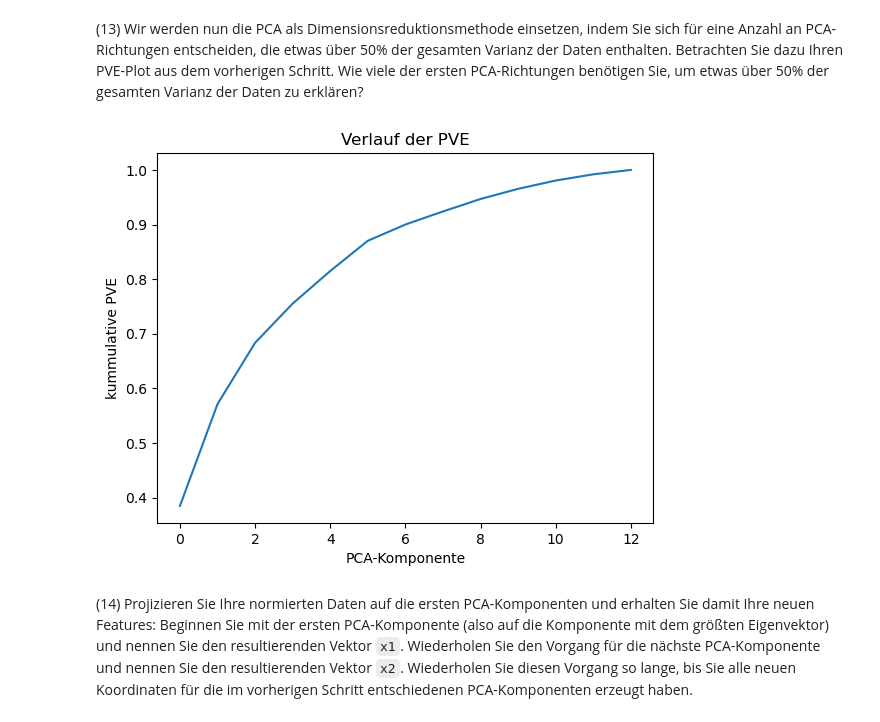
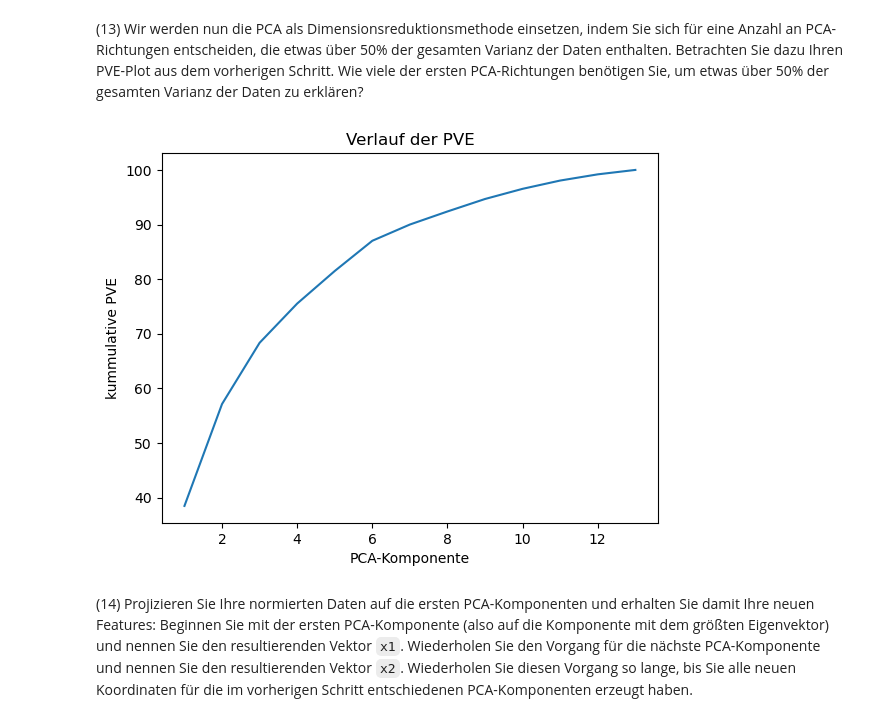
Before and after one commit to Ven109/Machine-Learning, a Jupyter notebook: Uebung_11.ipynb, the cells around one changed output. Cells and saved outputs as stored; diff of their text form; code cells hidden in the pictures.

```diff
--- a/Uebung_11.ipynb
+++ b/Uebung_11.ipynb
@@ -245,9 +246,9 @@ sorted_eigen_vecs = eig_vecs[:,idx]
 
 * Beschreiben Sie kurz den Verlauf der PVE in Ihrer Abbildung. Wie interpretieren Sie diesen Verlauf? (1-2 Sätze)
 # %%
-sum_eigen_val = np.sum(sorted_eig_vals)
-pve = [y / sum_eigen_val for y in sorted_eig_vals]
-plt.plot(pve)
+sum_eigen_val = np.sum(eig_vals)
+pve = [(i / sum_eigen_val)*100 for i in sorted(eig_vals, reverse=True)]
+plt.plot(np.arange(1,14),pve)
 plt.xlabel("PCA-Komponente")
 plt.ylabel("PVE")
 plt.title("Verlauf der PVE")
@@ -257,19 +258,15 @@ plt.show()
 # %% [markdown]
 (13) Wir werden nun die PCA als Dimensionsreduktionsmethode einsetzen, indem Sie sich für eine Anzahl an PCA-Richtungen entscheiden, die etwas über 50% der gesamten Varianz der Daten enthalten. Betrachten Sie dazu Ihren PVE-Plot aus dem vorherigen Schritt. Wie viele der ersten PCA-Richtungen benötigen Sie, um etwas über 50% der gesamten Varianz der Daten zu erklären?
 # %%
-cum_pve = 0
-cum_pve_list = []
-for y in pve:
-    cum_pve_list.append(cum_pve+y)
-    cum_pve = cum_pve+y
+cum_pve = np.cumsum(pve)
 
-plt.plot(cum_pve_list)
+plt.plot(np.arange(1,14),cum_pve)
 plt.xlabel("PCA-Komponente")
 plt.ylabel("kummulative PVE")
 plt.title("Verlauf der PVE")
 plt.show()
 # %% [output]
-[figure, old version]
+[figure, new version]
 # %% [markdown]
 (14) Projizieren Sie Ihre normierten Daten auf die ersten PCA-Komponenten und erhalten Sie damit Ihre neuen Features: Beginnen Sie mit der ersten PCA-Komponente (also auf die Komponente mit dem größten Eigenvektor) und nennen Sie den resultierenden Vektor `x1`. Wiederholen Sie den Vorgang für die nächste PCA-Komponente und nennen Sie den resultierenden Vektor `x2`. Wiederholen Sie diesen Vorgang so lange, bis Sie alle neuen Koordinaten für die im vorherigen Schritt entschiedenen PCA-Komponenten erzeugt haben.
 # %%
```
Also changed, not shown: parts of 9 cells of this notebook.
